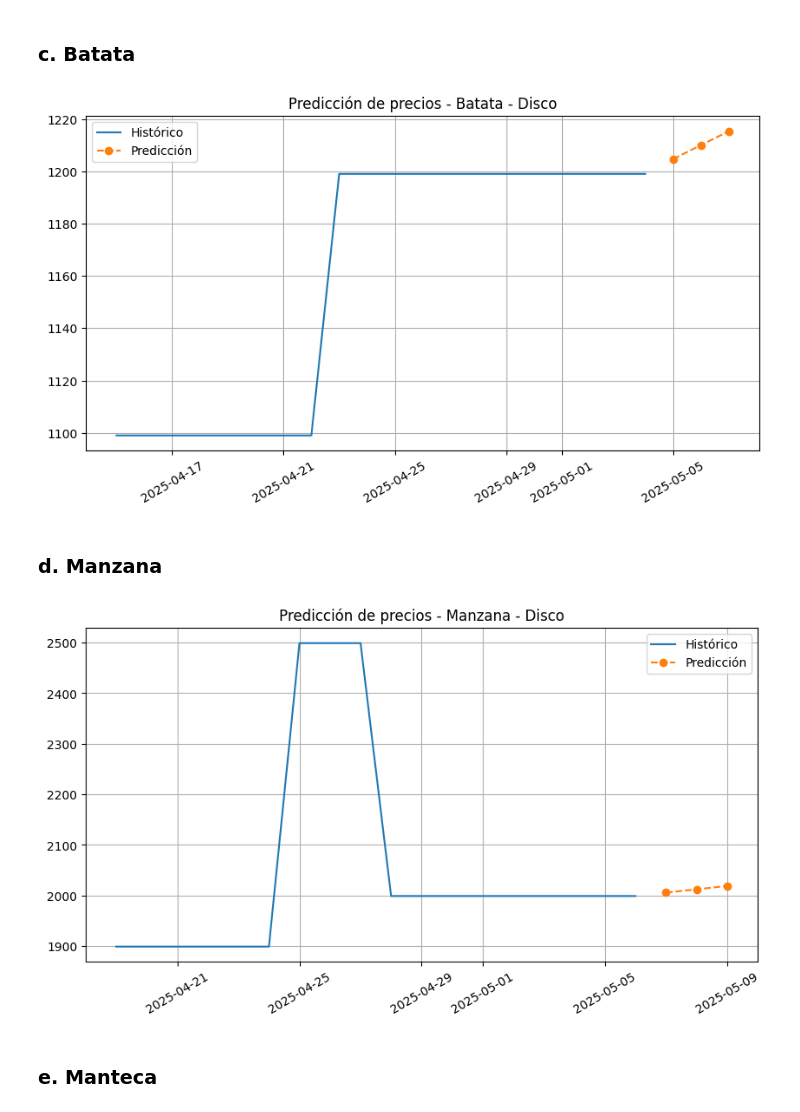
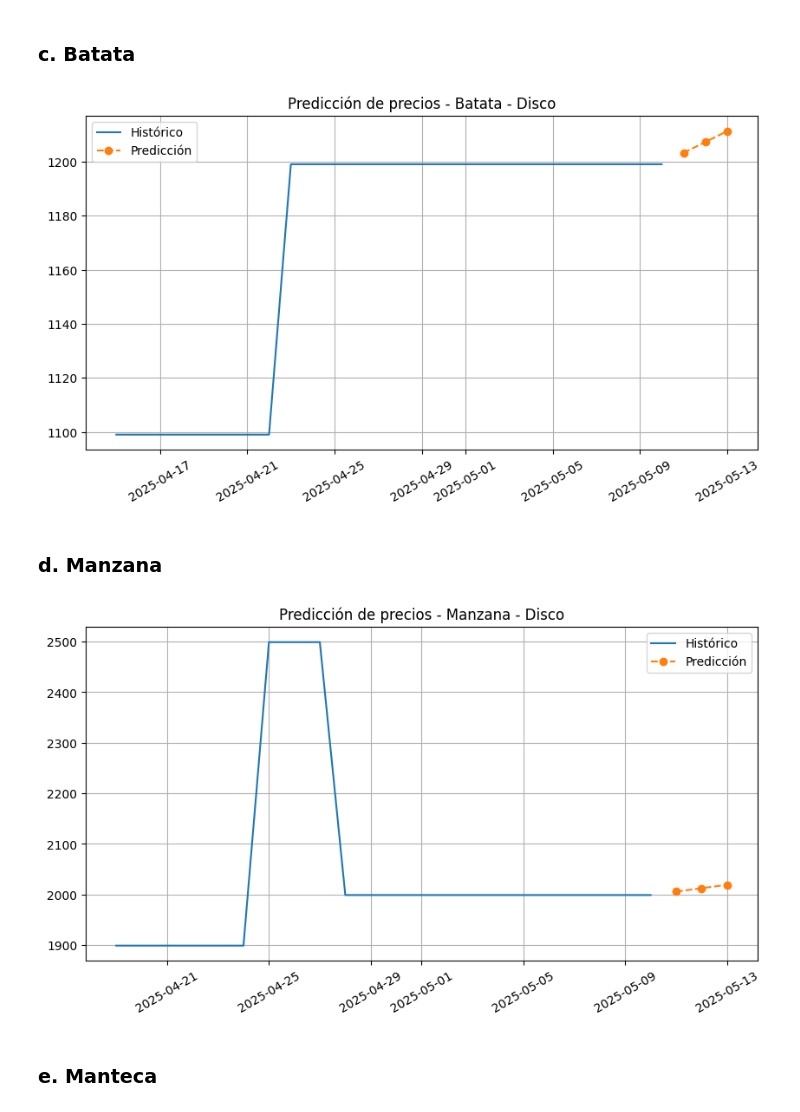
Before and after one commit to manuelpalomeque/Web-Scraper-canasta-basica, a Jupyter notebook: notebooks/02_modelo_tendencias_WS.ipynb, the cells around one changed output. Drawn from its saved outputs; the diff is of its cells as text; code cells hidden in the pictures.

```diff
--- a/notebooks/02_modelo_tendencias_WS.ipynb
+++ b/notebooks/02_modelo_tendencias_WS.ipynb
@@ -407,24 +414,38 @@ Tendencia levemente bajista para el precio del dulce de leche:
 # %% [markdown]
 ### c. Batata
 # %%
+# Rellenar fechas faltantes
+rango_fechas_batata = pd.date_range(start=serie_ts__disco_batata.index.min(), end=serie_ts__disco_batata.index.max(), freq='D')
+serie_ts__disco_batata = serie_ts__disco_batata.reindex(rango_fechas_batata)
+
+# Interpolar los datos faltantes:
+serie_ts__disco_batata = serie_ts__disco_batata.interpolate()
+
 # Modelo Holt-Winters para predicción simple
 modelo = ExponentialSmoothing(serie_ts__disco_batata, trend='add', seasonal=None).fit()
 pred = modelo.forecast(3)
 
 # Visualización
 plt.figure(figsize=(10,5))
 plt.plot(serie_ts__disco_batata, label='Histórico')
 plt.plot(pred, label='Predicción', linestyle='--', marker='o')
 plt.title(f'Predicción de precios - Batata - Disco')
 plt.legend()
 plt.grid(True)
 plt.xticks(rotation=30)
 plt.show()
 # %% [output]
-[figure, old version]
+[figure, new version]
 # %% [markdown]
 ### d. Manzana
 # %%
+# Rellenar fechas faltantes
+rango_fechas_manzana = pd.date_range(start=serie_ts_disco_manzana.index.min(), end=serie_ts_disco_manzana.index.max(), freq='D')
+serie_ts_disco_manzana = serie_ts_disco_manzana.reindex(rango_fechas_manzana)
+
+# Interpolar los datos faltantes:
+serie_ts_disco_manzana = serie_ts_disco_manzana.interpolate()
+
 # Modelo Holt-Winters para predicción simple
 modelo = ExponentialSmoothing(serie_ts_disco_manzana, trend='add', seasonal=None).fit()
 pred = modelo.forecast(3)
@@ -439,7 +460,7 @@ plt.grid(True)
 plt.xticks(rotation=30)
 plt.show()
 # %% [output]
-[figure, old version]
+[figure, new version]
 # %% [markdown]
 ### e. Manteca
 # %%
```
Also changed, not shown: parts of 15 cells of this notebook, 1 other file.
